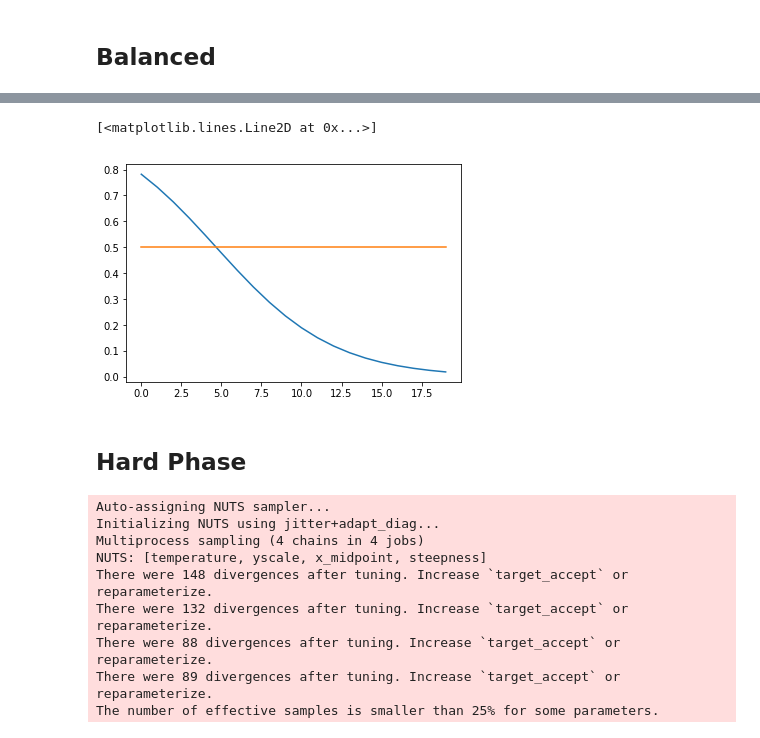
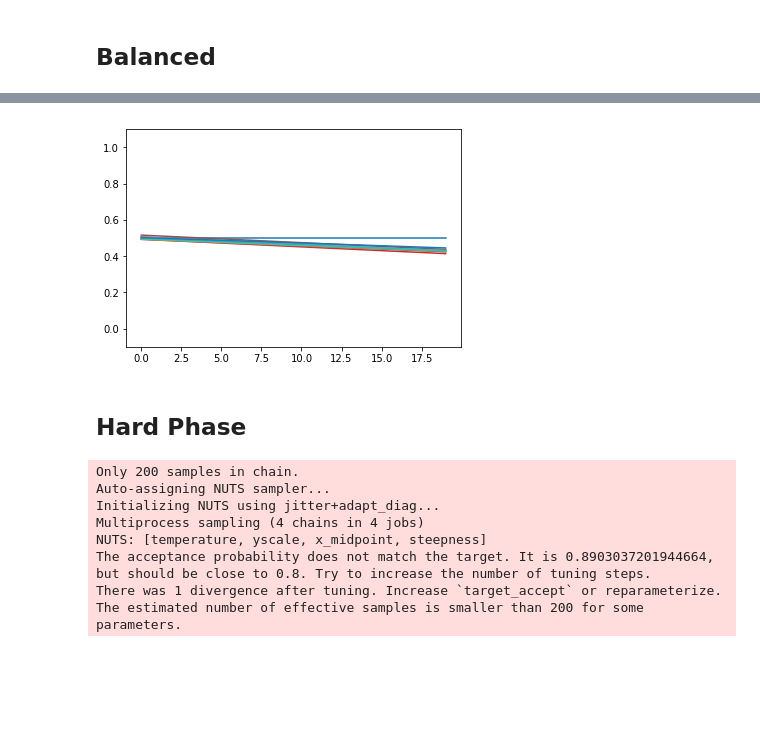
Before and after one commit to bmontambault/Active-Learning, a Jupyter notebook: individual_differences/Phase UCB Tests.ipynb, the cells around one changed output, grey strips where cells are left out. Cells and saved outputs as stored; diff of their text form; code cells hidden in the pictures; blank space fills up the shorter version.

```diff
--- a/individual_differences/Phase UCB Tests.ipynb
+++ b/individual_differences/Phase UCB Tests.ipynb
@@ -176,9 +177,7 @@ balanced_mean = balanced_params.mean()
-# %%
-plt.plot(1 - 1. / (1 + balanced_mean['yscale']* np.exp(-balanced_mean['steepness'] * (trials - balanced_mean['x_midpoint']))))
-plt.plot(explore[2])
-# %% [output]
-[<matplotlib.lines.Line2D at 0x...>]
-[figure, removed]
+# %%
+plot_params(explore[2], balanced_trace, 10)
+# %% [output]
+[figure, added]
 # %% [markdown]
 ## Hard Phase
 # %%
@@ -191,14 +190,13 @@ with pm.Model() as model:
     obs = pm.Potential('obs', likelihood(data[0][3], phase_ucb_acq, {'steepness': steepness,
                                'temperature': temperature, 'x_midpoint': x_midpoint,
                                'yscale': yscale}, 1, [1.]))
-    hp_trace = pm.sample(600)
+    hp_trace = pm.sample(200)
 # %% [output]
+Only 200 samples in chain.
 Auto-assigning NUTS sampler...
 Initializing NUTS using jitter+adapt_diag...
 Multiprocess sampling (4 chains in 4 jobs)
 NUTS: [temperature, yscale, x_midpoint, steepness]
-There were 148 divergences after tuning. Increase `target_accept` or reparameterize.
-There were 132 divergences after tuning. Increase `target_accept` or reparameterize.
-There were 88 divergences after tuning. Increase `target_accept` or reparameterize.
-There were 89 divergences after tuning. Increase `target_accept` or reparameterize.
-The number of effective samples is smaller than 25% for some parameters.
+The acceptance probability does not match the target. It is 0.8903037201944664, but should be close to 0.8. Try to increase the number of tuning steps.
+There was 1 divergence after tuning. Increase `target_accept` or reparameterize.
+The estimated number of effective samples is smaller than 200 for some parameters.
```
Also changed, not shown: parts of 22 cells of this notebook, 2 other files.
